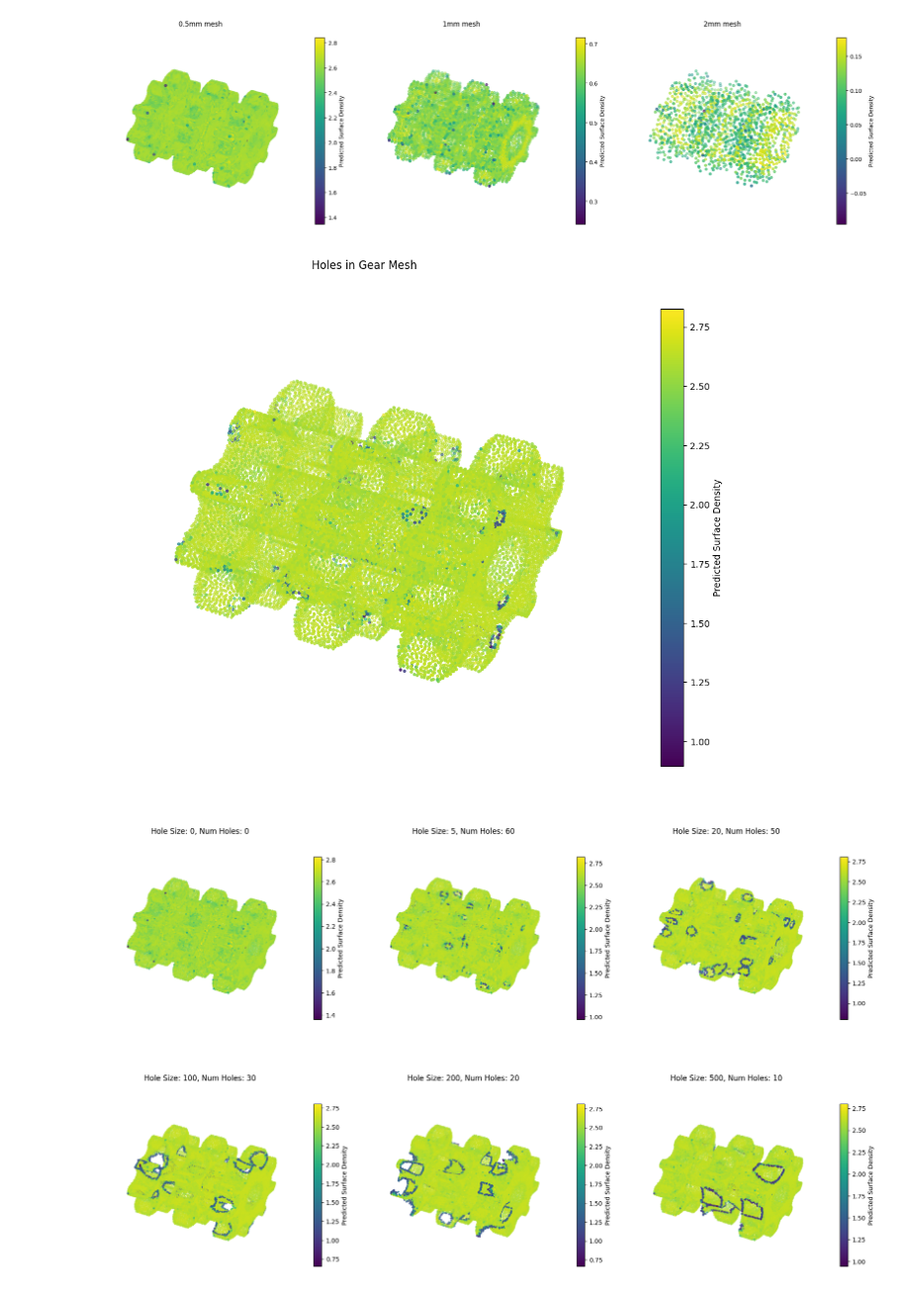
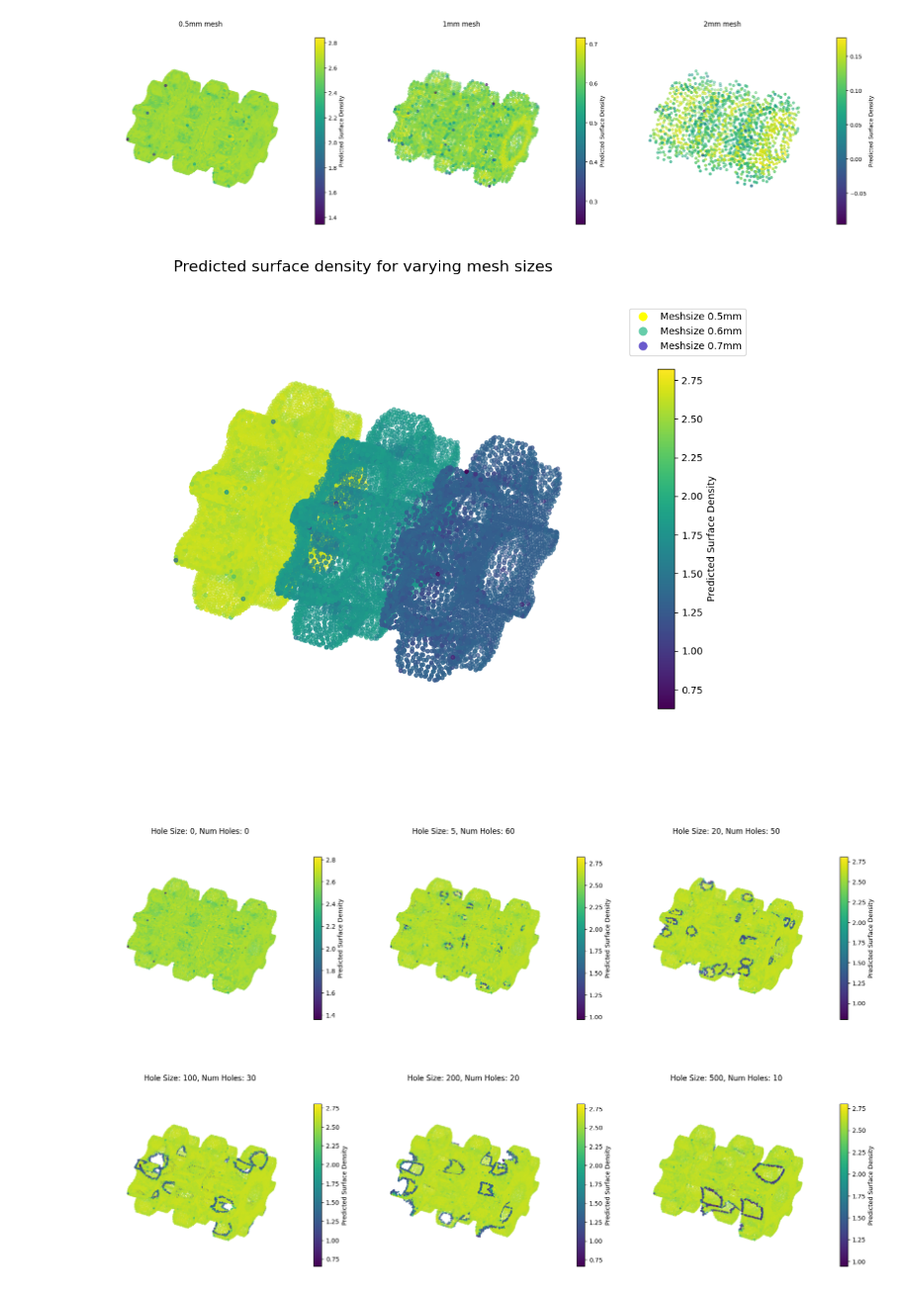
Before and after one commit to MagnusKarlsen1/PCQA-NN, a Jupyter notebook: Code/Gradient NN/models/FlaxMLP_copy.ipynb, the cells around one changed output. Shown at 99% size. Saved outputs shown, nothing was run; the diff lists cells and outputs as text; code cells hidden in the pictures.

```diff
--- a/Code/Gradient NN/models/FlaxMLP_copy.ipynb
+++ b/Code/Gradient NN/models/FlaxMLP_copy.ipynb
@@ -387,37 +389,59 @@ plt.show()
 # %%
 from mpl_toolkits.mplot3d import Axes3D
 import matplotlib.pyplot as plt
 import numpy as np
+from matplotlib.lines import Line2D
+save_path2 = os.path.join(os.getcwd(), "varying_meshsize.png")
 
 # Load point cloud
-cloud = np.loadtxt("../Data/Training_data/Gear_w_holes_50_5.txt")
+cloud = np.loadtxt("../Data/Training_data/varying_mesh_cloud.txt")
+hole_features = np.loadtxt("../Data/Training_data/varying_mesh_features.txt")
+hole_features = np.delete(hole_features, [3, 4], axis=1)
 
+# Transform features
+X_test_holes = scaler_reload.transform(hole_features)
+y_pred_holes2 = optimizer.model(X_test_holes)
+pred_transformed = y_pred_holes2.flatten()
 
+title = "Predicted surface density for varying mesh sizes"
 
-# Your prediction
-pred = y_pred_holes.flatten()
-
-# Transform predictions
-pred_transformed = pred
-# pred_transformed = np.where(pred < 2.61, pred - 0.5, pred)
-
-title = "Holes in Gear Mesh"
-
-fig = plt.figure(figsize=(13, 13))
+fig = plt.figure(figsize=(10, 8))
 ax = fig.add_subplot(111, projection='3d')
 
-# Plot with transformed predictions
+# Plot cloud
 sc = ax.scatter(cloud[:, 0], cloud[:, 1], cloud[:, 2],
-                 c=pred_transformed, cmap='viridis', s=7)
+                 c=pred_transformed, cmap='viridis', s=15)
 
-ax.set_title(title)
+ax.set_title(title, fontsize=16)
 ax.set_axis_off()
 
-fig.colorbar(sc, ax=ax, shrink=0.7, label='Predicted Surface Density')
+# Add colorbar
+fig.colorbar(sc, ax=ax, shrink=0.65, label='Predicted Surface Density')
+
+# Enable grid lines in 3D
+ax.xaxis._axinfo["grid"].update(color="grey", linestyle="--")
+ax.yaxis._axinfo["grid"].update(color="grey", linestyle="--")
+ax.zaxis._axinfo["grid"].update(color="grey", linestyle="--")
+
+# Artificial legend
+legend_elements = [
+    Line2D([0], [0], marker='o', color='w', label='Meshsize 0.5mm',
+           markerfacecolor='yellow', markersize=10),
+    Line2D([0], [0], marker='o', color='w', label='Meshsize 0.6mm',
+           markerfacecolor='mediumaquamarine', markersize=10),
+    Line2D([0], [0], marker='o', color='w', label='Meshsize 0.7mm',
+           markerfacecolor='slateblue', markersize=10)
+]
+ax.legend(handles=legend_elements,
+          loc='upper left',       # relative to the entire figure
+          bbox_to_anchor=(1, 0.95))  # x=1.05 (right of plot), y=1 (top))
+plt.tight_layout()
+plt.savefig(save_path2, dpi=2000, bbox_inches='tight')
 
 plt.show()
+# NOTE NOTE Actual surface densities: 0.5: 2,64 - 0.6: 1.84 - 0.7: 1.34 NOTE NOTE
 # %% [output]
-[figure, old version]
+[figure, new version]
 # %%
 import numpy as np
 import matplotlib.pyplot as plt
```
Also changed, not shown: parts of 1 cell of this notebook, 42 other files.
